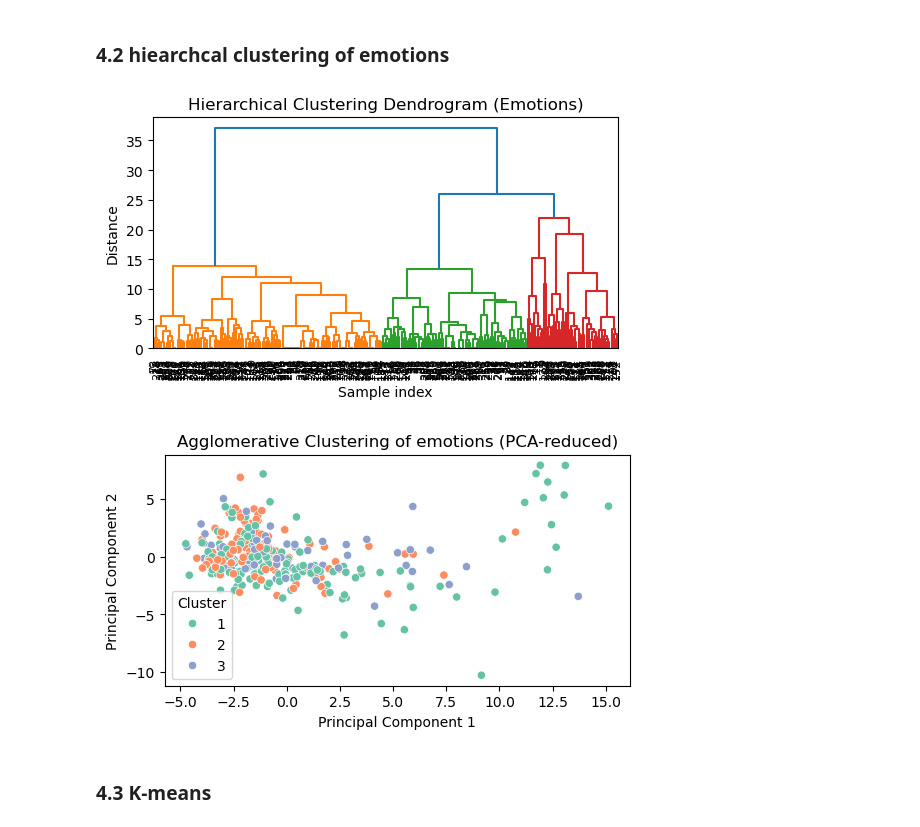
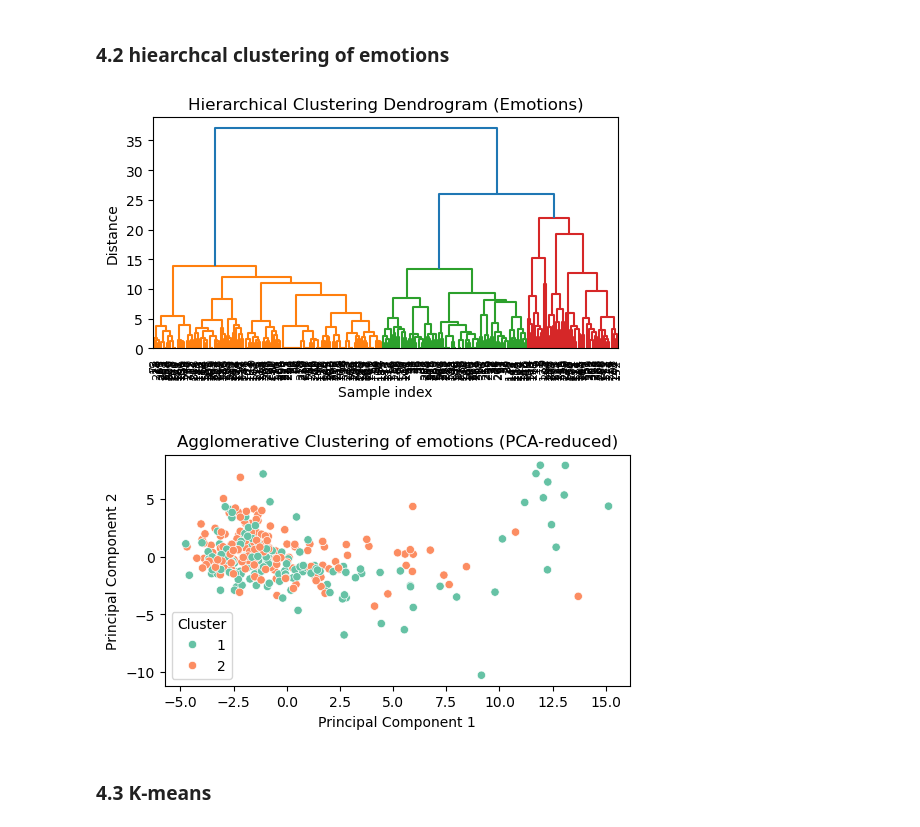
Before and after one commit to AntonWangDTU/case_2, a Jupyter notebook: src_anton/case_2_data.ipynb, the cells around one changed output. Drawn from its saved outputs; the diff is of its cells as text; code cells hidden in the pictures.

```diff
--- a/src_anton/case_2_data.ipynb
+++ b/src_anton/case_2_data.ipynb
@@ -233,35 +319,35 @@ Z_emotions = linkage(emotion_df, method='ward', metric='euclidean')
 
 # --- Plot the dendrogram ---
 plt.figure(figsize=(6, 3))
 plt.title('Hierarchical Clustering Dendrogram (Emotions)')
 plt.xlabel('Sample index')
 plt.ylabel('Distance')
 dendrogram(Z_emotions, leaf_rotation=90., leaf_font_size=8.)
 plt.show()
 
 # --- Optional: Cut the dendrogram to form flat clusters ---
 # Here we choose to form 3 clusters (you can change 3 to another number)
-cluster_labels = fcluster(Z_emotions, t=3, criterion='maxclust')
+cluster_labels = fcluster(Z_emotions, t=2, criterion='maxclust')
 
 # --- Add the cluster labels back to the dataset ---
 data_pd['AgglomerativeCluster_emotions'] = cluster_labels
 
 
 # --- (Optional) Visualize clusters using PCA ---
 pca = PCA(n_components=2)
 pca_components = pca.fit_transform(biometric_scaled)
 
 plt.figure(figsize=(6, 3))
 sns.scatterplot(x=pca_components[:, 0], y=pca_components[:, 1],
                 hue=cluster_labels, palette='Set2')
 plt.title('Agglomerative Clustering of emotions (PCA-reduced)')
 plt.xlabel('Principal Component 1')
 plt.ylabel('Principal Component 2')
 plt.legend(title='Cluster')
 plt.show()
 # %% [output]
 [figure]
-[figure, old version]
+[figure, new version]
 # %% [markdown]
 ### 4.3 K-means
 # %%
```
Also changed, not shown: parts of 4 cells of this notebook.
